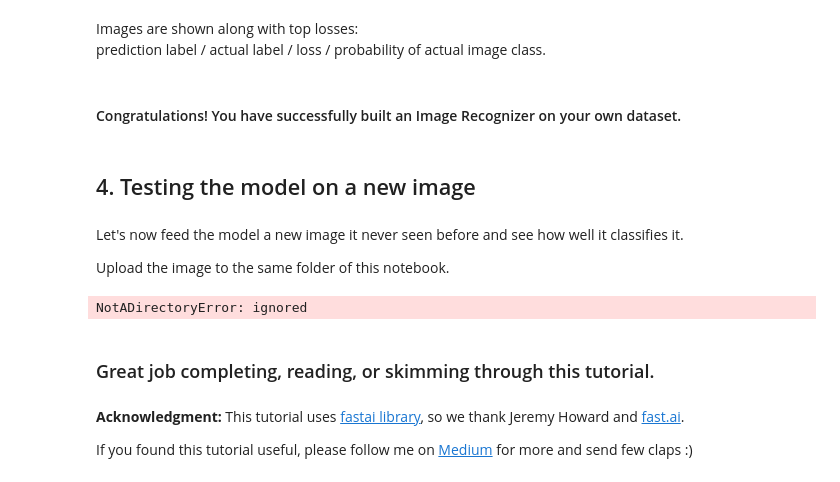
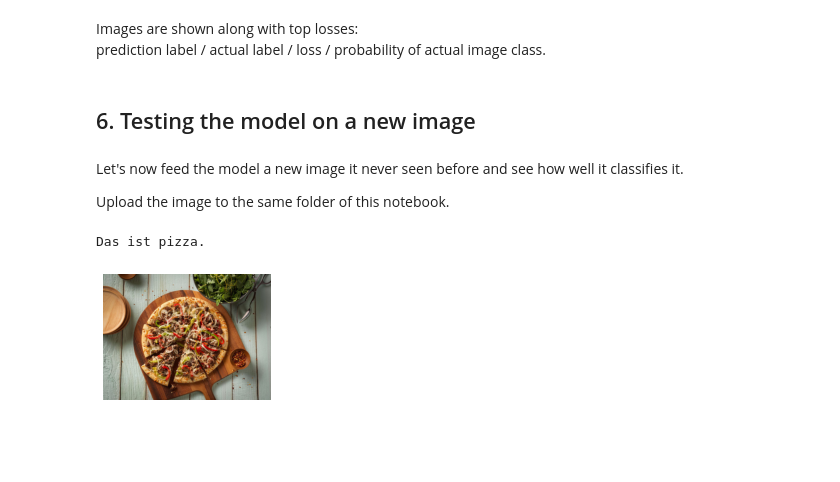
Before and after one commit to xrdevrob/ads-image-classifier, a Jupyter notebook: ADS_Classifier_Project.ipynb, the cells around one changed output. Cells and saved outputs as stored; diff of their text form; code cells hidden in the pictures; blank space fills up the shorter version.

```diff
--- a/ADS_Classifier_Project.ipynb
+++ b/ADS_Classifier_Project.ipynb
@@ -153,25 +212,18 @@ interp.plot_top_losses(9, figsize=(15,11), heatmap=False)
 # %% [markdown]
 Images are shown along with top losses:<br>
 prediction label / actual label / loss / probability of actual image class.
-# %% [markdown]
-#### Congratulations! You have successfully built an Image Recognizer on your own dataset.
 # %% [markdown]
-## 4. Testing the model on a new image
+## 6. Testing the model on a new image
 # %% [markdown]
 Let's now feed the model a new image it never seen before and see how well it classifies it.
 
 Upload the image to the same folder of this notebook.
 # %%
-path = '/content/drive/MyDrive/Colab Notebooks/ff9e980444f12682bd012b3848adf32a--mushroom-chicken-chicken-eggs.jpg' #The path of your test image
-img = open_image(get_image_files(path)[0])
+path = '/content/drive/MyDrive/Colab Notebooks/Testimages' #The path of your test image
+img = open_image(get_image_files(path)[1])
 pred_class,pred_idx,outputs = learn.predict(img)
 img.show()
-print ("It is a", pred_class)
+print ("Das ist", str(pred_class) + ".")
 # %% [output]
-NotADirectoryError: ignored
+Das ist pizza.
+[figure, added]
-# %% [markdown]
-### Great job completing, reading, or skimming through this tutorial.
-# %% [markdown]
-**Acknowledgment:** This tutorial uses [fastai library](https://docs.fast.ai/index.html), so we thank Jeremy Howard and [fast.ai](https://www.fast.ai/).
-
-If you found this tutorial useful, please follow me on [Medium](https://towardsdatascience.com/https-medium-com-drchemlal-deep-learning-tutorial-1-f94156d79802) for more and send few claps :)
```
Also changed, not shown: parts of 39 cells of this notebook.
